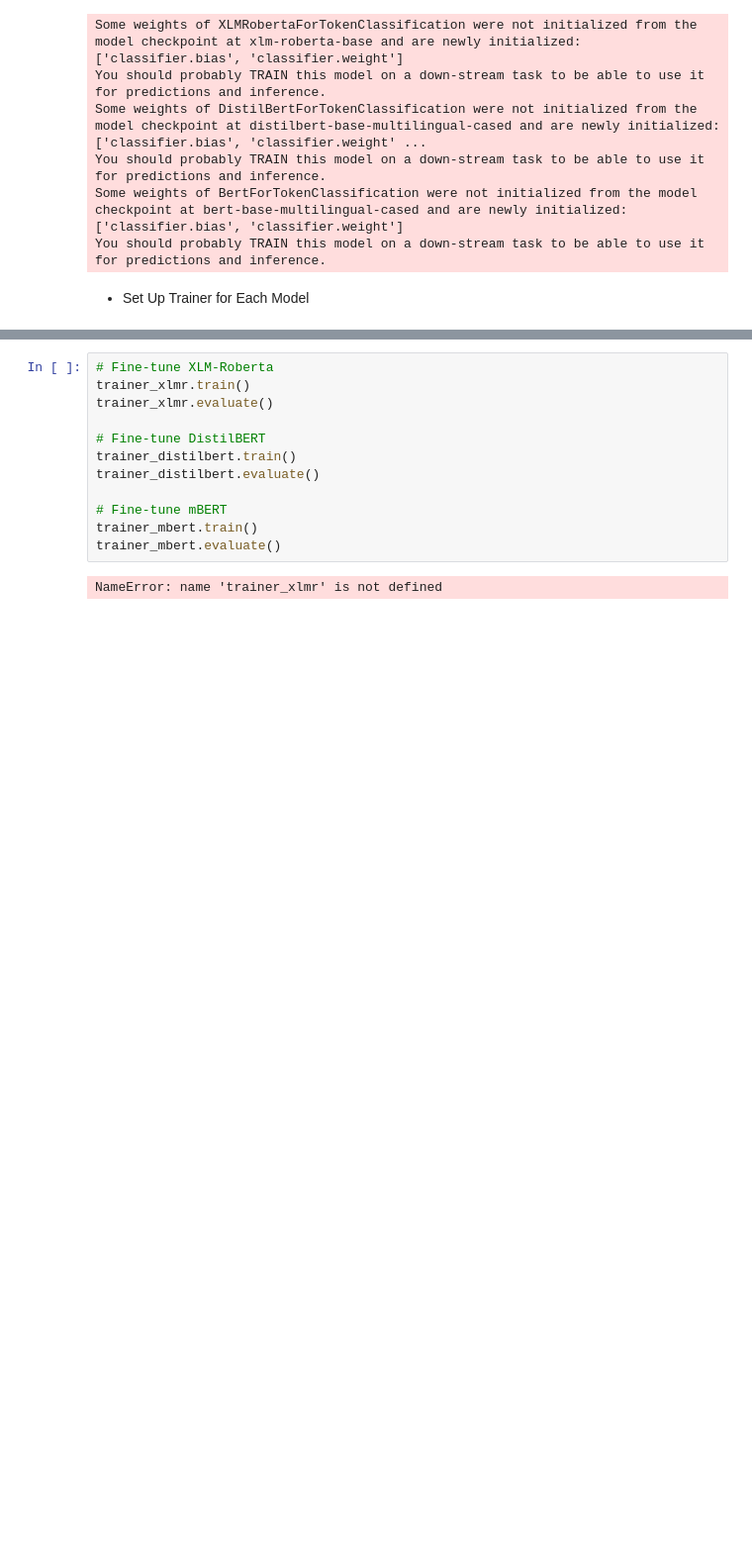
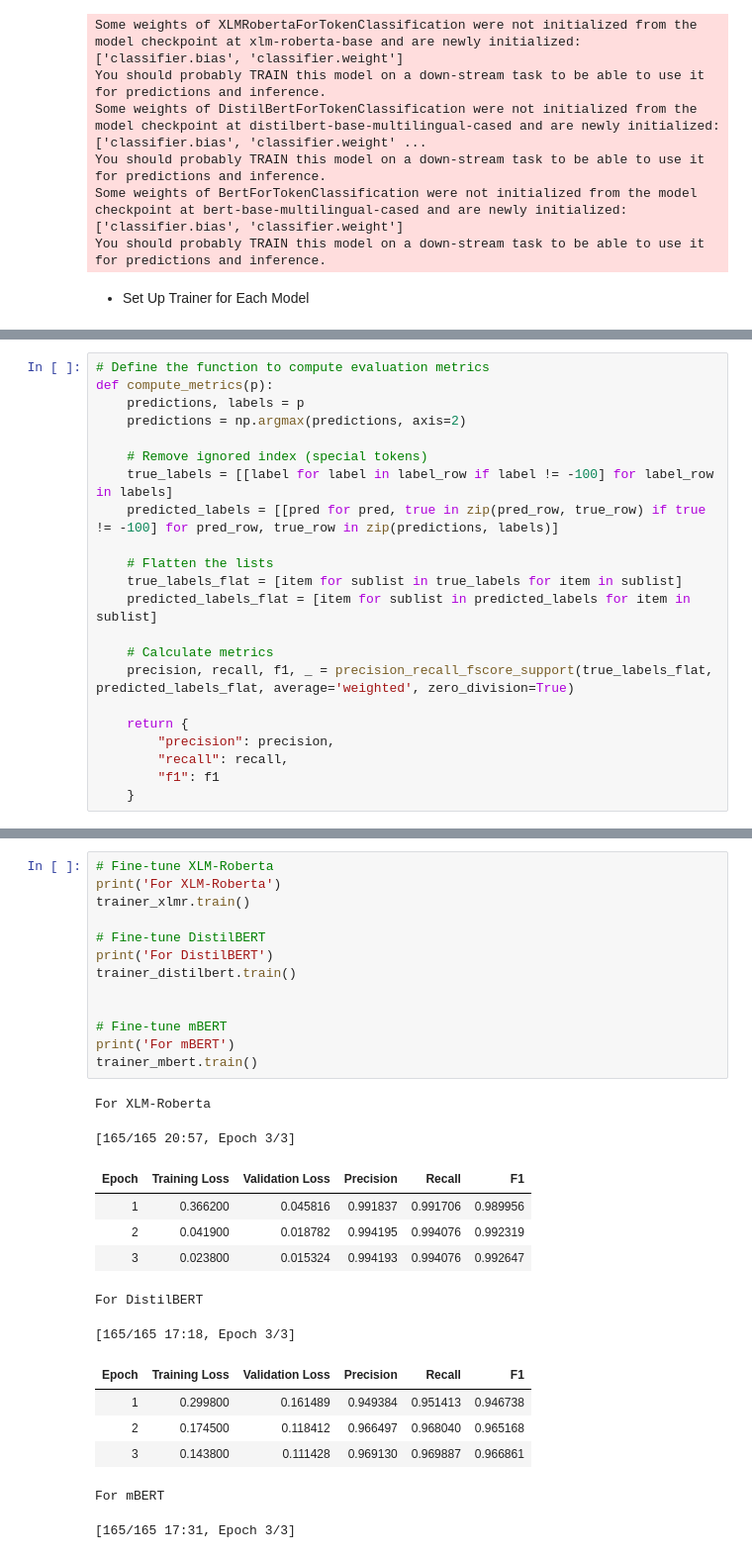
Before and after one commit to epythonlab/amharic-telegram-ecommerce-entity-extraction, a Jupyter notebook: notebooks/fine_tune_ner_model.ipynb, the cells around one changed output, grey strips where cells are left out. Shown at 99% size. Cells and saved outputs as stored; diff of their text form; blank space fills up the shorter version.

```diff
--- a/notebooks/fine_tune_ner_model.ipynb
+++ b/notebooks/fine_tune_ner_model.ipynb
@@ -244,3 +301,25 @@ You should probably TRAIN this model on a down-stream task to be able to use it
+# %%
+# Define the function to compute evaluation metrics
+def compute_metrics(p):
+    predictions, labels = p
+    predictions = np.argmax(predictions, axis=2)
+
+    # Remove ignored index (special tokens)
+    true_labels = [[label for label in label_row if label != -100] for label_row in labels]
+    predicted_labels = [[pred for pred, true in zip(pred_row, true_row) if true != -100] for pred_row, true_row in zip(predictions, labels)]
+
+    # Flatten the lists
+    true_labels_flat = [item for sublist in true_labels for item in sublist]
+    predicted_labels_flat = [item for sublist in predicted_labels for item in sublist]
+
+    # Calculate metrics
+    precision, recall, f1, _ = precision_recall_fscore_support(true_labels_flat, predicted_labels_flat, average='weighted', zero_division=True)
+
+    return {
+        "precision": precision,
+        "recall": recall,
+        "f1": f1
+    }
 # %%
 trainer_xlmr = Trainer(
     model=model_xlmr,
@@ -265,14 +350,28 @@ trainer_mbert = Trainer(
 # %%
 # Fine-tune XLM-Roberta
+print('For XLM-Roberta')
 trainer_xlmr.train()
-trainer_xlmr.evaluate()
 
 # Fine-tune DistilBERT
+print('For DistilBERT')
 trainer_distilbert.train()
-trainer_distilbert.evaluate()
+
 
 # Fine-tune mBERT
+print('For mBERT')
 trainer_mbert.train()
-trainer_mbert.evaluate()
 # %% [output]
-NameError: name 'trainer_xlmr' is not defined
+For XLM-Roberta
+[165/165 20:57, Epoch 3/3]
+| Epoch | Training Loss | Validation Loss | Precision | Recall | F1 |
+| 1 | 0.366200 | 0.045816 | 0.991837 | 0.991706 | 0.989956 |
+| 2 | 0.041900 | 0.018782 | 0.994195 | 0.994076 | 0.992319 |
+| 3 | 0.023800 | 0.015324 | 0.994193 | 0.994076 | 0.992647 |
+For DistilBERT
+[165/165 17:18, Epoch 3/3]
+| Epoch | Training Loss | Validation Loss | Precision | Recall | F1 |
+| 1 | 0.299800 | 0.161489 | 0.949384 | 0.951413 | 0.946738 |
+| 2 | 0.174500 | 0.118412 | 0.966497 | 0.968040 | 0.965168 |
+| 3 | 0.143800 | 0.111428 | 0.969130 | 0.969887 | 0.966861 |
+For mBERT
+[165/165 17:31, Epoch 3/3]
```
Also changed, not shown: parts of 47 cells of this notebook.
